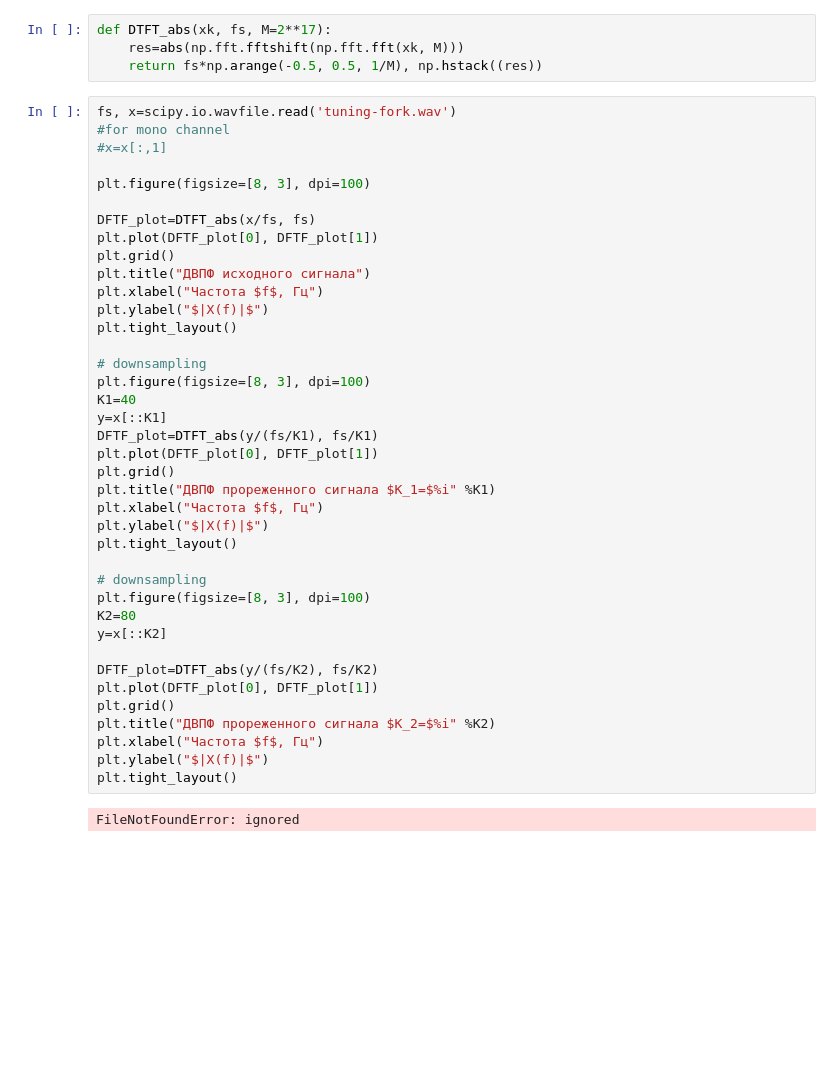
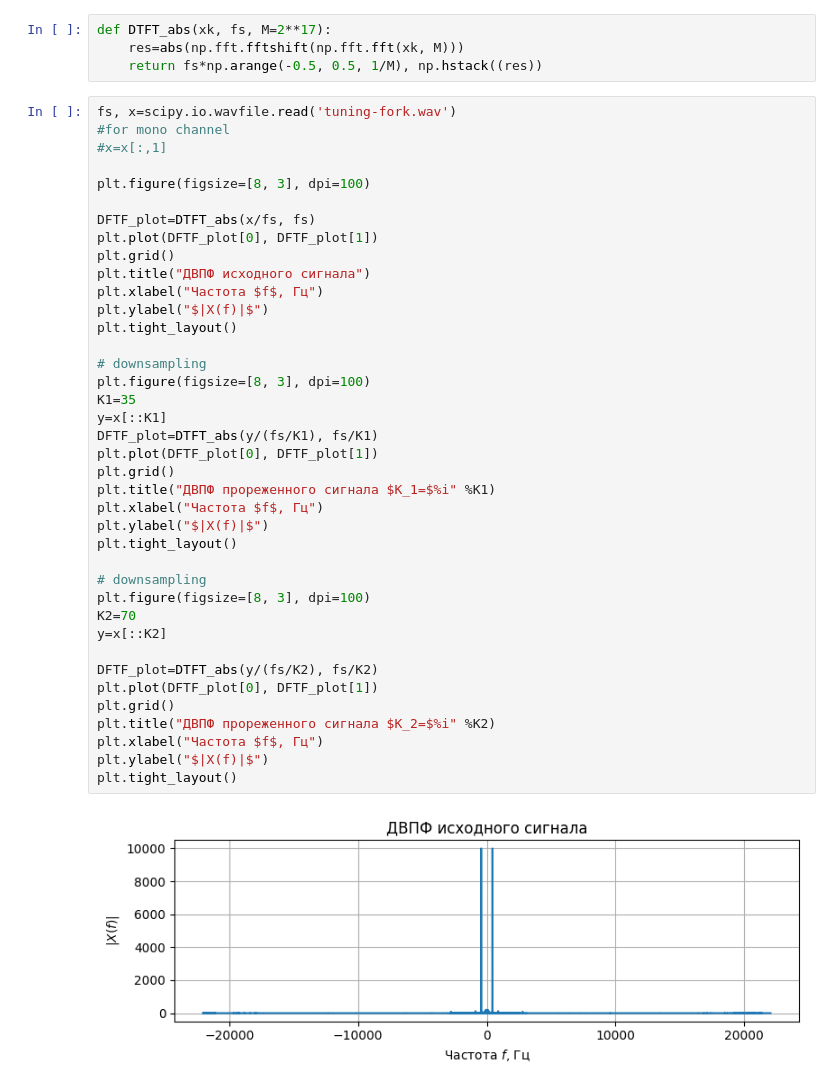
Before and after one commit to abramov-de/MIPT_RadioPhys, a Jupyter notebook: Lab1_proc.ipynb, the cells around one changed output. Saved outputs shown, nothing was run; the diff lists cells and outputs as text; blank space fills up the shorter version.

```diff
--- a/Lab1_proc.ipynb
+++ b/Lab1_proc.ipynb
@@ -848,33 +858,33 @@ DFTF_plot=DTFT_abs(x/fs, fs)
 plt.plot(DFTF_plot[0], DFTF_plot[1])
 plt.grid()
 plt.title("ДВПФ исходного сигнала")
 plt.xlabel("Частота $f$, Гц")
 plt.ylabel("$|X(f)|$")
 plt.tight_layout()
 
 # downsampling
 plt.figure(figsize=[8, 3], dpi=100)
-K1=40
+K1=35
 y=x[::K1]
 DFTF_plot=DTFT_abs(y/(fs/K1), fs/K1)
 plt.plot(DFTF_plot[0], DFTF_plot[1])
 plt.grid()
 plt.title("ДВПФ прореженного сигнала $К_1=$%i" %K1)
 plt.xlabel("Частота $f$, Гц")
 plt.ylabel("$|X(f)|$")
 plt.tight_layout()
 
 # downsampling
 plt.figure(figsize=[8, 3], dpi=100)
-K2=80
+K2=70
 y=x[::K2]
 
 DFTF_plot=DTFT_abs(y/(fs/K2), fs/K2)
 plt.plot(DFTF_plot[0], DFTF_plot[1])
 plt.grid()
 plt.title("ДВПФ прореженного сигнала $К_2=$%i" %K2)
 plt.xlabel("Частота $f$, Гц")
 plt.ylabel("$|X(f)|$")
 plt.tight_layout()
 # %% [output]
-FileNotFoundError: ignored
+[figure, added]
```
Also changed, not shown: parts of 9 cells of this notebook.
